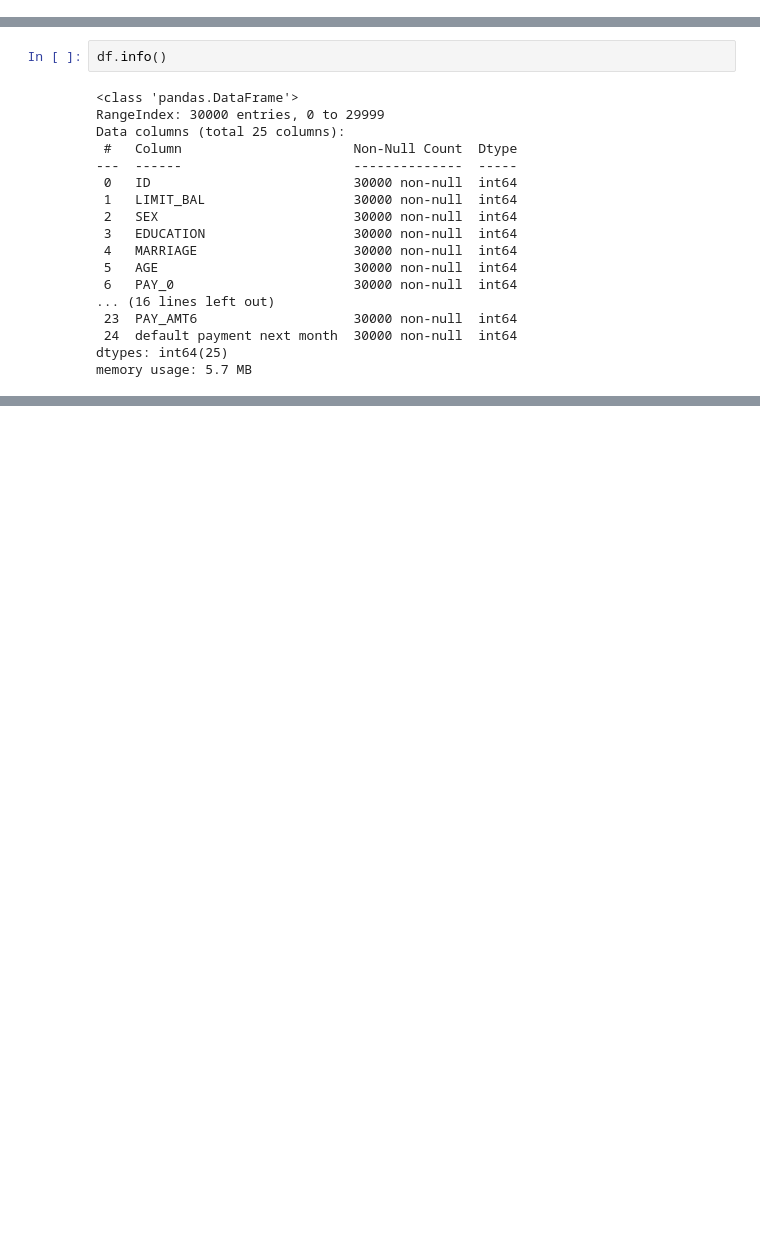
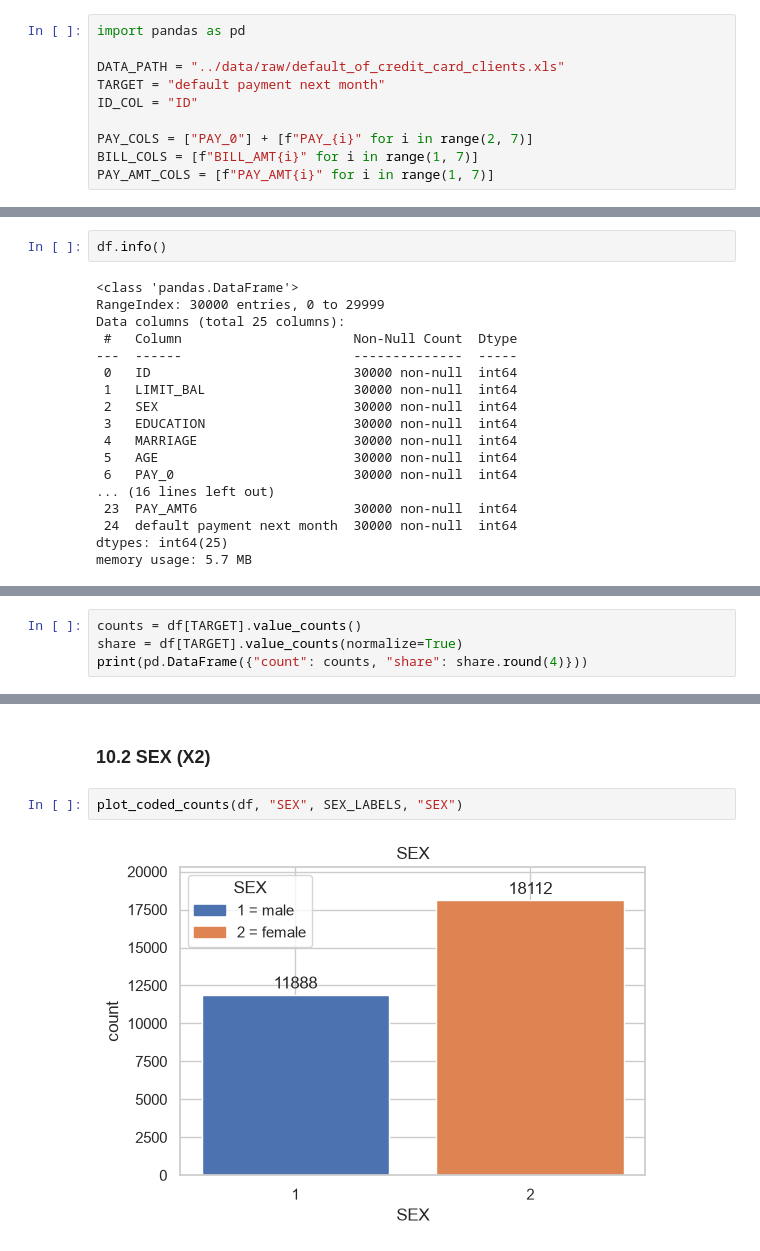
Before and after one commit to m-mahdi-jafari-yazani/credit-card-default-prediction, a Jupyter notebook: notebooks/01_data_overview.ipynb, the cells around one changed output, grey strips where cells are left out. Saved outputs shown, nothing was run; the diff lists cells and outputs as text; blank space fills up the shorter version.

```diff
--- a/notebooks/01_data_overview.ipynb
+++ b/notebooks/01_data_overview.ipynb
@@ -1 +9,11 @@
+# %%
+import pandas as pd
+
+DATA_PATH = "../data/raw/default_of_credit_card_clients.xls"
+TARGET = "default payment next month"
+ID_COL = "ID"
+
+PAY_COLS = ["PAY_0"] + [f"PAY_{i}" for i in range(2, 7)]
+BILL_COLS = [f"BILL_AMT{i}" for i in range(1, 7)]
+PAY_AMT_COLS = [f"PAY_AMT{i}" for i in range(1, 7)]
 # %%
@@ -53,0 +226,4 @@ Name: proportion, dtype: float64
+# %%
+counts = df[TARGET].value_counts()
+share = df[TARGET].value_counts(normalize=True)
+print(pd.DataFrame({"count": counts, "share": share.round(4)}))
@@ -53,0 +295,6 @@ Name: proportion, dtype: float64
+# %% [markdown]
+### 10.2 SEX (X2)
+# %%
+plot_coded_counts(df, "SEX", SEX_LABELS, "SEX")
+# %% [output]
+[figure, added]
```
Also changed, not shown: parts of 48 cells of this notebook.
